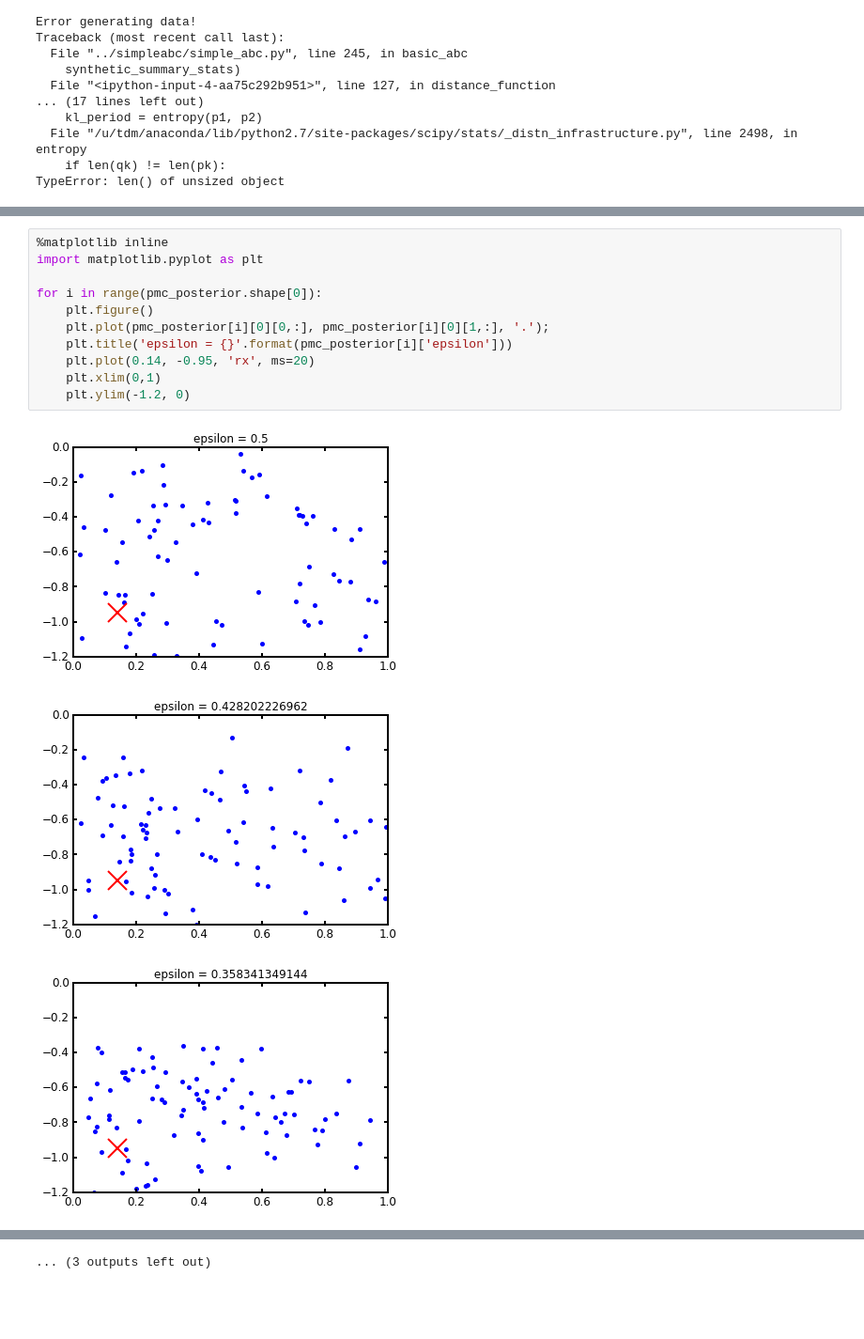
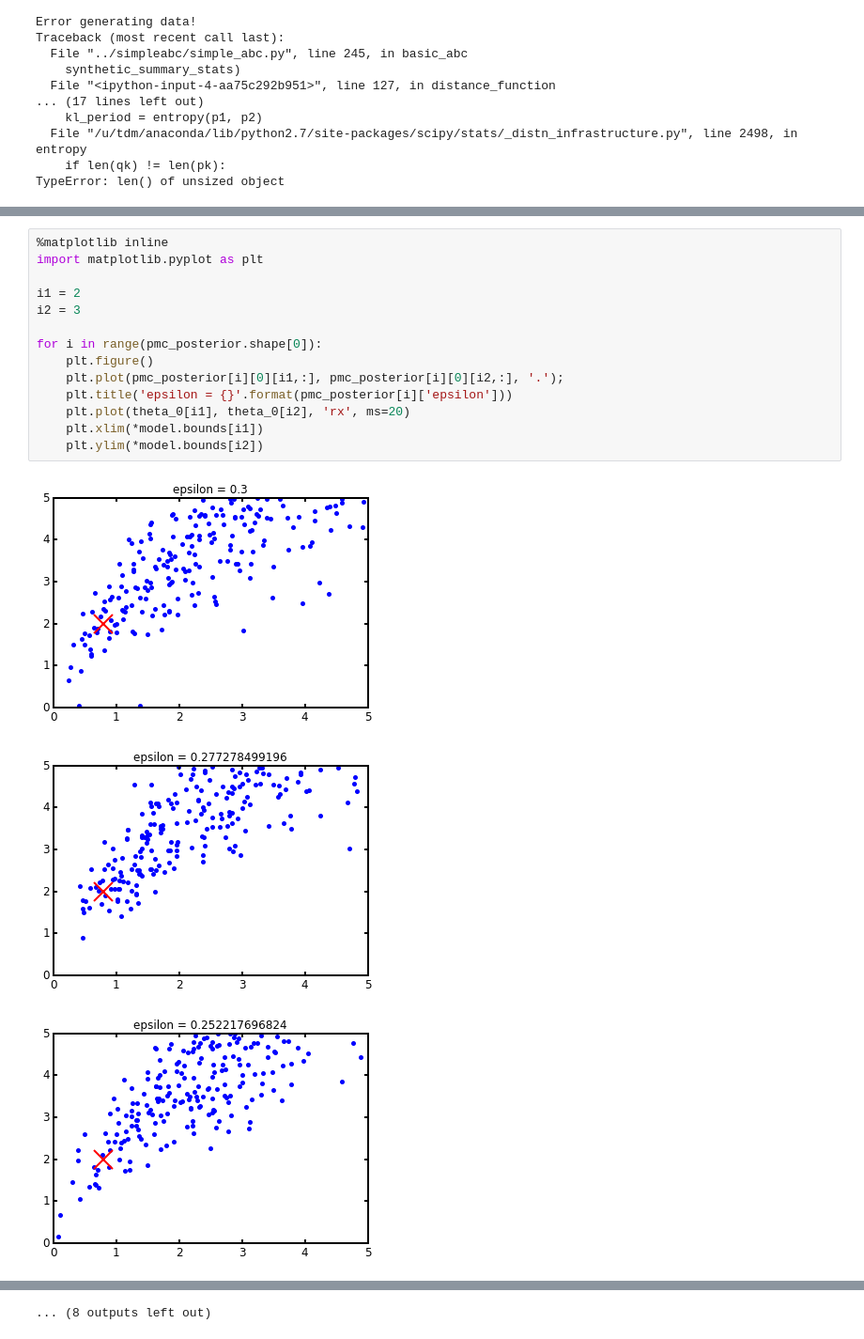
Before and after one commit to timothydmorton/exosyspop, a Jupyter notebook: abc-test-2.ipynb, the cells around one changed output, grey strips where cells are left out. Shown: that part at 94% size. Cells and saved outputs as stored; diff of their text form; blank space fills up the shorter version.

```diff
--- a/abc-test-2.ipynb
+++ b/abc-test-2.ipynb
@@ -242,15 +246,18 @@ pmc_posterior[-1][0].shape
 # %%
 %matplotlib inline
 import matplotlib.pyplot as plt
 
+i1 = 2
+i2 = 3
+
 for i in range(pmc_posterior.shape[0]):
     plt.figure()
-    plt.plot(pmc_posterior[i][0][0,:], pmc_posterior[i][0][1,:], '.');
+    plt.plot(pmc_posterior[i][0][i1,:], pmc_posterior[i][0][i2,:], '.');
     plt.title('epsilon = {}'.format(pmc_posterior[i]['epsilon']))
-    plt.plot(0.14, -0.95, 'rx', ms=20)
-    plt.xlim(0,1)
-    plt.ylim(-1.2, 0)
+    plt.plot(theta_0[i1], theta_0[i2], 'rx', ms=20)
+    plt.xlim(*model.bounds[i1])
+    plt.ylim(*model.bounds[i2])
 # %% [output]
-[figure, old version]
+[figure, new version]
-[figure, old version]
+[figure, new version]
-[figure, old version]
+[figure, new version]
@@ -266 +273 @@ for i in range(pmc_posterior.shape[0]):
-... (3 outputs left out)
+... (8 outputs left out)
```
Also changed, not shown: parts of 6 cells of this notebook, 1 other file.
